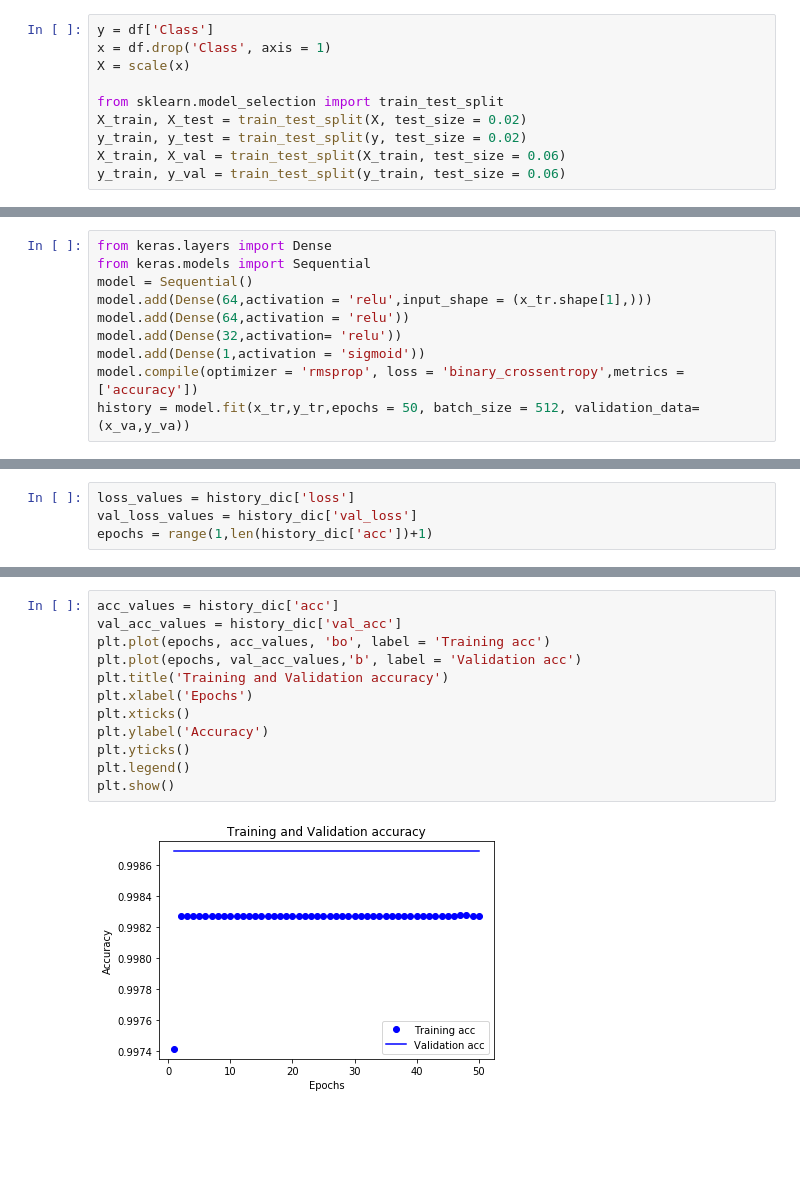
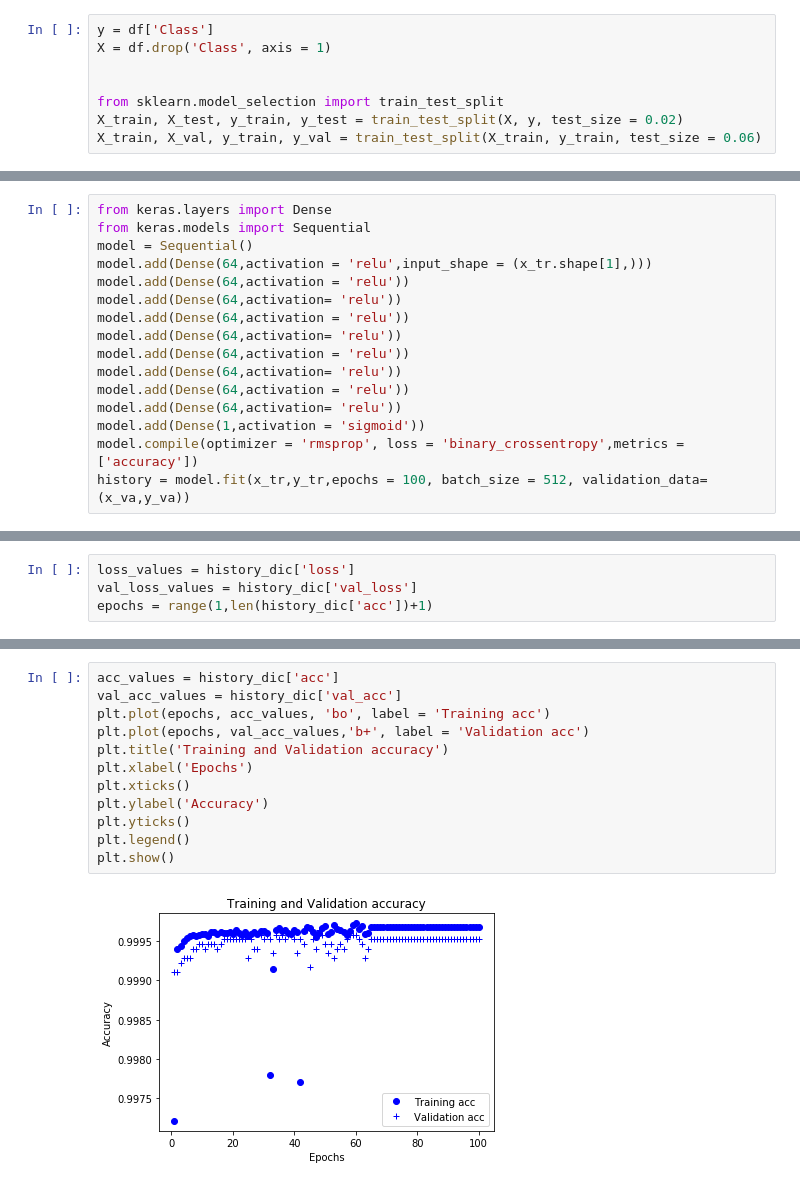
Before and after one commit to nikhilmasinete/Fraud-Detection, a Jupyter notebook: Untitled.ipynb, the cells around one changed output, grey strips where cells are left out. Cells and saved outputs as stored; diff of their text form; blank space fills up the shorter version.

```diff
--- a/Untitled.ipynb
+++ b/Untitled.ipynb
@@ -36,12 +36,10 @@ memory usage: 67.4 MB
        dtype='object'))
 # %%
 y = df['Class']
-x = df.drop('Class', axis = 1)
-X = scale(x)
+X = df.drop('Class', axis = 1)
+
 
 from sklearn.model_selection import train_test_split
-X_train, X_test = train_test_split(X, test_size = 0.02)
-y_train, y_test = train_test_split(y, test_size = 0.02)
-X_train, X_val = train_test_split(X_train, test_size = 0.06)
-y_train, y_val = train_test_split(y_train, test_size = 0.06)
+X_train, X_test, y_train, y_test = train_test_split(X, y, test_size = 0.02)
+X_train, X_val, y_train, y_val = train_test_split(X_train, y_train, test_size = 0.06)
 # %%
@@ -71,9 +63,15 @@ from keras.models import Sequential
 model = Sequential()
 model.add(Dense(64,activation = 'relu',input_shape = (x_tr.shape[1],)))
 model.add(Dense(64,activation = 'relu'))
-model.add(Dense(32,activation= 'relu'))
+model.add(Dense(64,activation= 'relu'))
+model.add(Dense(64,activation = 'relu'))
+model.add(Dense(64,activation= 'relu'))
+model.add(Dense(64,activation = 'relu'))
+model.add(Dense(64,activation= 'relu'))
+model.add(Dense(64,activation = 'relu'))
+model.add(Dense(64,activation= 'relu'))
 model.add(Dense(1,activation = 'sigmoid'))
 model.compile(optimizer = 'rmsprop', loss = 'binary_crossentropy',metrics = ['accuracy'])
-history = model.fit(x_tr,y_tr,epochs = 50, batch_size = 512, validation_data=(x_va,y_va))
+history = model.fit(x_tr,y_tr,epochs = 100, batch_size = 512, validation_data=(x_va,y_va))
 # %% [output]
 Train on 262363 samples, validate on 16747 samples
@@ -117,17 +115,17 @@ plt.show()
 # %%
 acc_values = history_dic['acc']
 val_acc_values = history_dic['val_acc']
 plt.plot(epochs, acc_values, 'bo', label = 'Training acc')
-plt.plot(epochs, val_acc_values,'b', label = 'Validation acc')
+plt.plot(epochs, val_acc_values,'b+', label = 'Validation acc')
 plt.title('Training and Validation accuracy')
 plt.xlabel('Epochs')
 plt.xticks()
 plt.ylabel('Accuracy')
 plt.yticks()
 plt.legend()
 plt.show()
 # %% [output]
-[figure, old version]
+[figure, new version]
 # %%
 results = model.evaluate(x_t,y_t)
 # %% [output]
```
Also changed, not shown: parts of 5 cells of this notebook.
